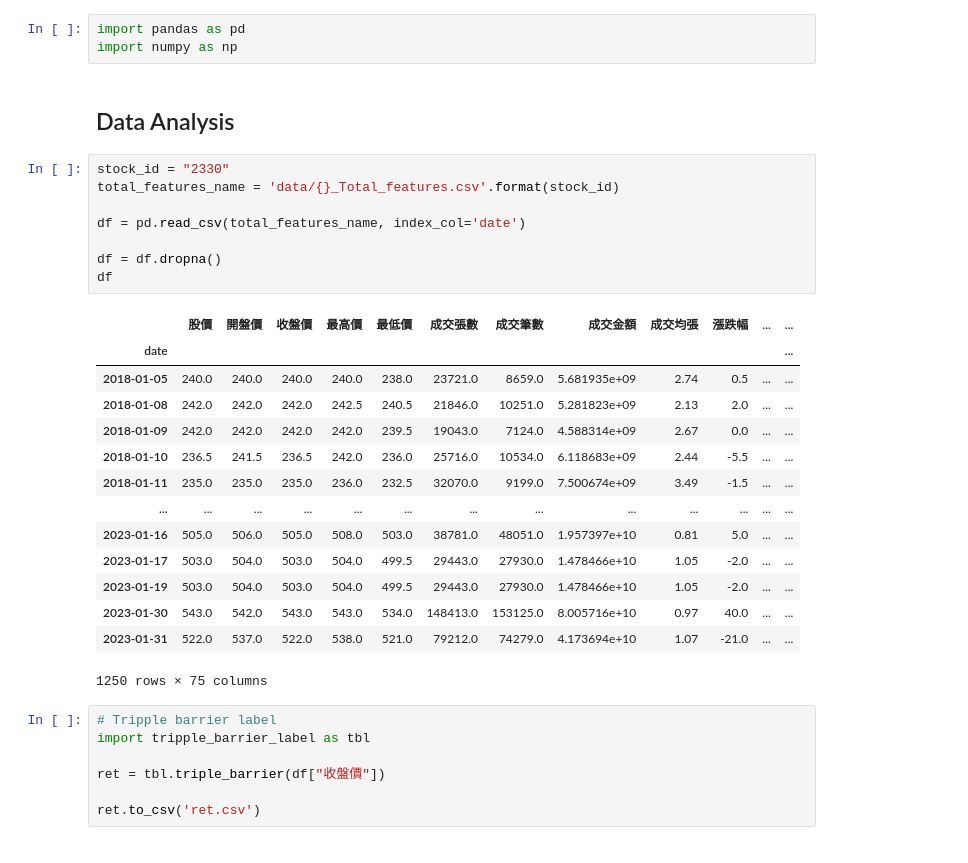
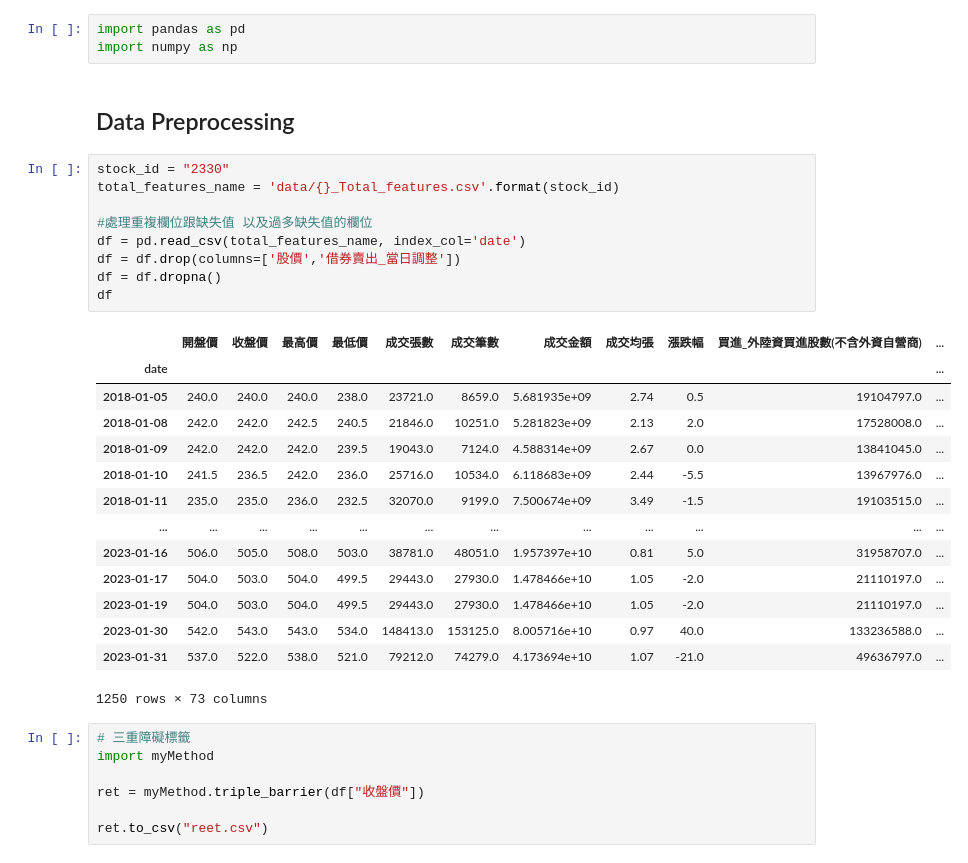
Before and after one commit to Chiao75543/FintechProject, a Jupyter notebook: model/train_model.ipynb, the cells around one changed output. Saved outputs shown, nothing was run; the diff lists cells and outputs as text.

Commit message:
train_model 新增 data preprocessing,feature selection,model

```diff
--- a/model/train_model.ipynb
+++ b/model/train_model.ipynb
@@ -2,34 +2,35 @@
 import pandas as pd
 import numpy as np
 # %% [markdown]
-## Data Analysis
+## Data Preprocessing
 # %%
 stock_id = "2330"
 total_features_name = 'data/{}_Total_features.csv'.format(stock_id)
 
+#處理重複欄位跟缺失值 以及過多缺失值的欄位
 df = pd.read_csv(total_features_name, index_col='date')
-
+df = df.drop(columns=['股價','借券賣出_當日調整'])
 df = df.dropna()
 df
 # %% [output]
-|  | 股價 | 開盤價 | 收盤價 | 最高價 | 最低價 | 成交張數 | 成交筆數 | 成交金額 | 成交均張 | 漲跌幅 | ... | ... |
-| date |  |  |  |  |  |  |  |  |  |  |  | ... |
-| 2018-01-05 | 240.0 | 240.0 | 240.0 | 240.0 | 238.0 | 23721.0 | 8659.0 | 5.681935e+09 | 2.74 | 0.5 | ... | ... |
-| 2018-01-08 | 242.0 | 242.0 | 242.0 | 242.5 | 240.5 | 21846.0 | 10251.0 | 5.281823e+09 | 2.13 | 2.0 | ... | ... |
-| 2018-01-09 | 242.0 | 242.0 | 242.0 | 242.0 | 239.5 | 19043.0 | 7124.0 | 4.588314e+09 | 2.67 | 0.0 | ... | ... |
-| 2018-01-10 | 236.5 | 241.5 | 236.5 | 242.0 | 236.0 | 25716.0 | 10534.0 | 6.118683e+09 | 2.44 | -5.5 | ... | ... |
-| 2018-01-11 | 235.0 | 235.0 | 235.0 | 236.0 | 232.5 | 32070.0 | 9199.0 | 7.500674e+09 | 3.49 | -1.5 | ... | ... |
-| ... | ... | ... | ... | ... | ... | ... | ... | ... | ... | ... | ... | ... |
-| 2023-01-16 | 505.0 | 506.0 | 505.0 | 508.0 | 503.0 | 38781.0 | 48051.0 | 1.957397e+10 | 0.81 | 5.0 | ... | ... |
-| 2023-01-17 | 503.0 | 504.0 | 503.0 | 504.0 | 499.5 | 29443.0 | 27930.0 | 1.478466e+10 | 1.05 | -2.0 | ... | ... |
-| 2023-01-19 | 503.0 | 504.0 | 503.0 | 504.0 | 499.5 | 29443.0 | 27930.0 | 1.478466e+10 | 1.05 | -2.0 | ... | ... |
-| 2023-01-30 | 543.0 | 542.0 | 543.0 | 543.0 | 534.0 | 148413.0 | 153125.0 | 8.005716e+10 | 0.97 | 40.0 | ... | ... |
-| 2023-01-31 | 522.0 | 537.0 | 522.0 | 538.0 | 521.0 | 79212.0 | 74279.0 | 4.173694e+10 | 1.07 | -21.0 | ... | ... |
+|  | 開盤價 | 收盤價 | 最高價 | 最低價 | 成交張數 | 成交筆數 | 成交金額 | 成交均張 | 漲跌幅 | 買進_外陸資買進股數(不含外資自營商) | ... |
+| date |  |  |  |  |  |  |  |  |  |  | ... |
+| 2018-01-05 | 240.0 | 240.0 | 240.0 | 238.0 | 23721.0 | 8659.0 | 5.681935e+09 | 2.74 | 0.5 | 19104797.0 | ... |
+| 2018-01-08 | 242.0 | 242.0 | 242.5 | 240.5 | 21846.0 | 10251.0 | 5.281823e+09 | 2.13 | 2.0 | 17528008.0 | ... |
+| 2018-01-09 | 242.0 | 242.0 | 242.0 | 239.5 | 19043.0 | 7124.0 | 4.588314e+09 | 2.67 | 0.0 | 13841045.0 | ... |
+| 2018-01-10 | 241.5 | 236.5 | 242.0 | 236.0 | 25716.0 | 10534.0 | 6.118683e+09 | 2.44 | -5.5 | 13967976.0 | ... |
+| 2018-01-11 | 235.0 | 235.0 | 236.0 | 232.5 | 32070.0 | 9199.0 | 7.500674e+09 | 3.49 | -1.5 | 19103515.0 | ... |
+| ... | ... | ... | ... | ... | ... | ... | ... | ... | ... | ... | ... |
+| 2023-01-16 | 506.0 | 505.0 | 508.0 | 503.0 | 38781.0 | 48051.0 | 1.957397e+10 | 0.81 | 5.0 | 31958707.0 | ... |
+| 2023-01-17 | 504.0 | 503.0 | 504.0 | 499.5 | 29443.0 | 27930.0 | 1.478466e+10 | 1.05 | -2.0 | 21110197.0 | ... |
+| 2023-01-19 | 504.0 | 503.0 | 504.0 | 499.5 | 29443.0 | 27930.0 | 1.478466e+10 | 1.05 | -2.0 | 21110197.0 | ... |
+| 2023-01-30 | 542.0 | 543.0 | 543.0 | 534.0 | 148413.0 | 153125.0 | 8.005716e+10 | 0.97 | 40.0 | 133236588.0 | ... |
+| 2023-01-31 | 537.0 | 522.0 | 538.0 | 521.0 | 79212.0 | 74279.0 | 4.173694e+10 | 1.07 | -21.0 | 49636797.0 | ... |
-1250 rows × 75 columns
+1250 rows × 73 columns
 # %%
-# Tripple barrier label
-import tripple_barrier_label as tbl
+# 三重障礙標籤
+import myMethod
 
-ret = tbl.triple_barrier(df["收盤價"])
+ret = myMethod.triple_barrier(df["收盤價"])
 
-ret.to_csv('ret.csv')
+ret.to_csv("reet.csv")
```
Also changed, not shown: parts of 14 cells of this notebook, 2 other files.
